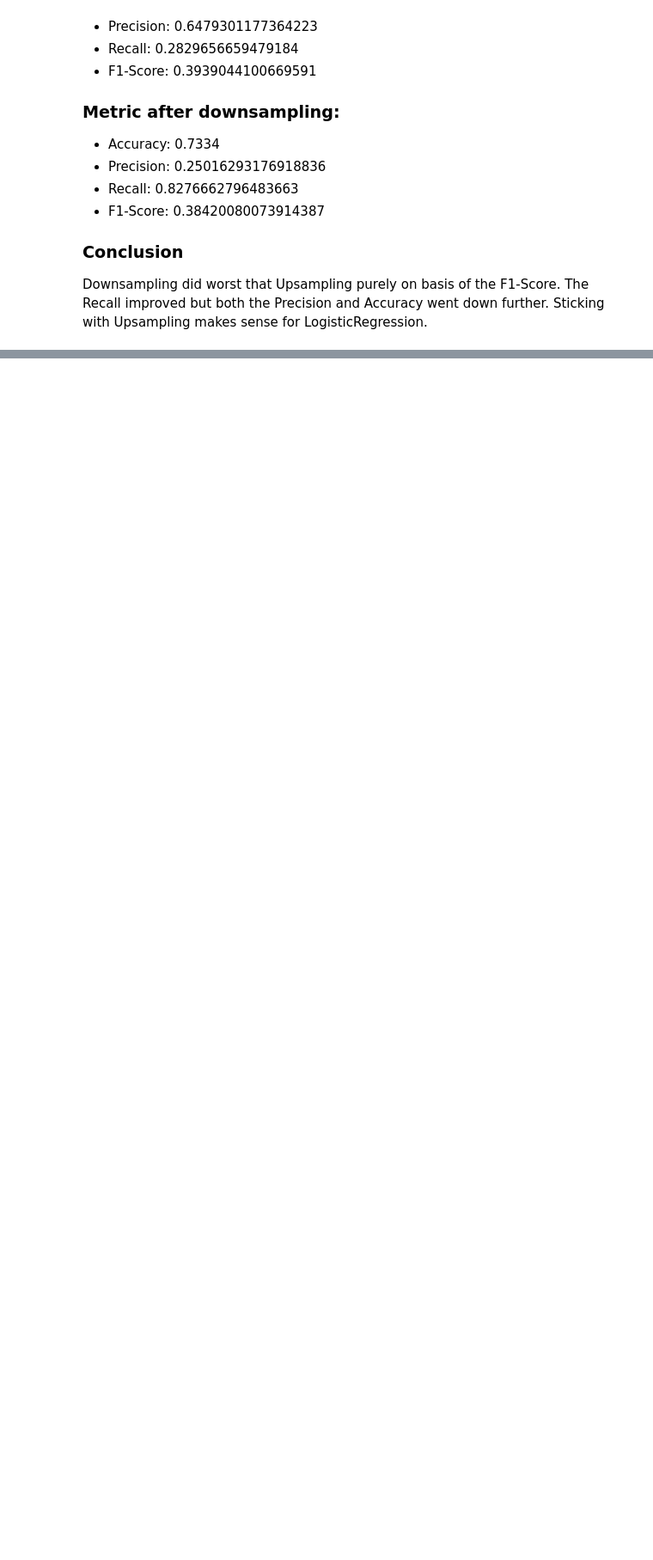
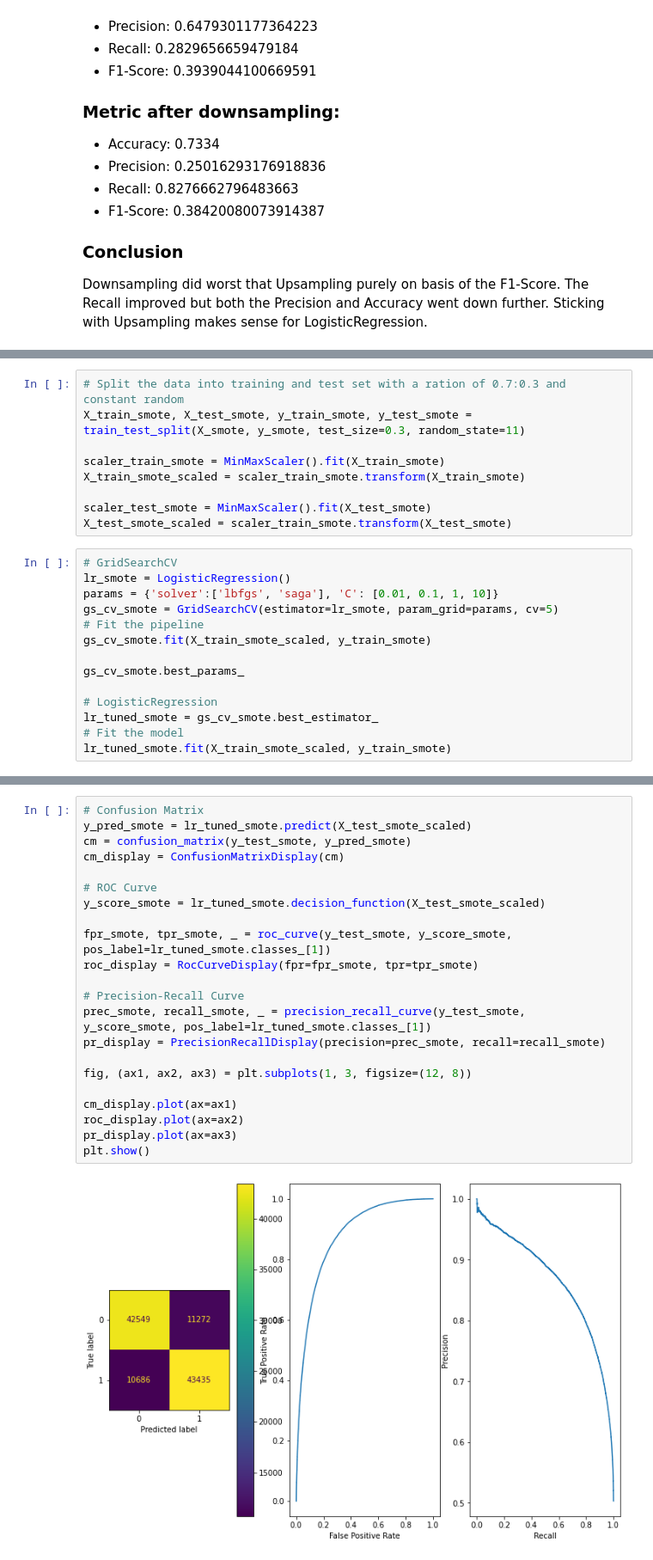
Before and after one commit to matety/ucsd-mle-bootcamp-capstone, a Jupyter notebook: Logistic_Regression_Model.ipynb, the cells around one changed output, grey strips where cells are left out. Shown at 86% size. Drawn from its saved outputs; the diff is of its cells as text; blank space fills up the shorter version.

```diff
--- a/Logistic_Regression_Model.ipynb
+++ b/Logistic_Regression_Model.ipynb
@@ -393,0 +404,23 @@ went down further. Sticking with Upsampling makes sense for LogisticRegression.
+# %%
+# Split the data into training and test set with a ration of 0.7:0.3 and constant random
+X_train_smote, X_test_smote, y_train_smote, y_test_smote = train_test_split(X_smote, y_smote, test_size=0.3, random_state=11)
+
+scaler_train_smote = MinMaxScaler().fit(X_train_smote)
+X_train_smote_scaled = scaler_train_smote.transform(X_train_smote)
+
+scaler_test_smote = MinMaxScaler().fit(X_test_smote)
+X_test_smote_scaled = scaler_train_smote.transform(X_test_smote)
+# %%
+# GridSearchCV
+lr_smote = LogisticRegression()
+params = {'solver':['lbfgs', 'saga'], 'C': [0.01, 0.1, 1, 10]}
+gs_cv_smote = GridSearchCV(estimator=lr_smote, param_grid=params, cv=5)
+# Fit the pipeline
+gs_cv_smote.fit(X_train_smote_scaled, y_train_smote)
+
+gs_cv_smote.best_params_
+
+# LogisticRegression
+lr_tuned_smote = gs_cv_smote.best_estimator_
+# Fit the model
+lr_tuned_smote.fit(X_train_smote_scaled, y_train_smote)
@@ -393,0 +429,24 @@ went down further. Sticking with Upsampling makes sense for LogisticRegression.
+# %%
+# Confusion Matrix
+y_pred_smote = lr_tuned_smote.predict(X_test_smote_scaled)
+cm = confusion_matrix(y_test_smote, y_pred_smote)
+cm_display = ConfusionMatrixDisplay(cm)
+
+# ROC Curve
+y_score_smote = lr_tuned_smote.decision_function(X_test_smote_scaled)
+
+fpr_smote, tpr_smote, _ = roc_curve(y_test_smote, y_score_smote, pos_label=lr_tuned_smote.classes_[1])
+roc_display = RocCurveDisplay(fpr=fpr_smote, tpr=tpr_smote)
+
+# Precision-Recall Curve
+prec_smote, recall_smote, _ = precision_recall_curve(y_test_smote, y_score_smote, pos_label=lr_tuned_smote.classes_[1])
+pr_display = PrecisionRecallDisplay(precision=prec_smote, recall=recall_smote)
+
+fig, (ax1, ax2, ax3) = plt.subplots(1, 3, figsize=(12, 8))
+
+cm_display.plot(ax=ax1)
+roc_display.plot(ax=ax2)
+pr_display.plot(ax=ax3)
+plt.show()
+# %% [output]
+[figure, added]
```
Also changed, not shown: parts of 20 cells of this notebook.
